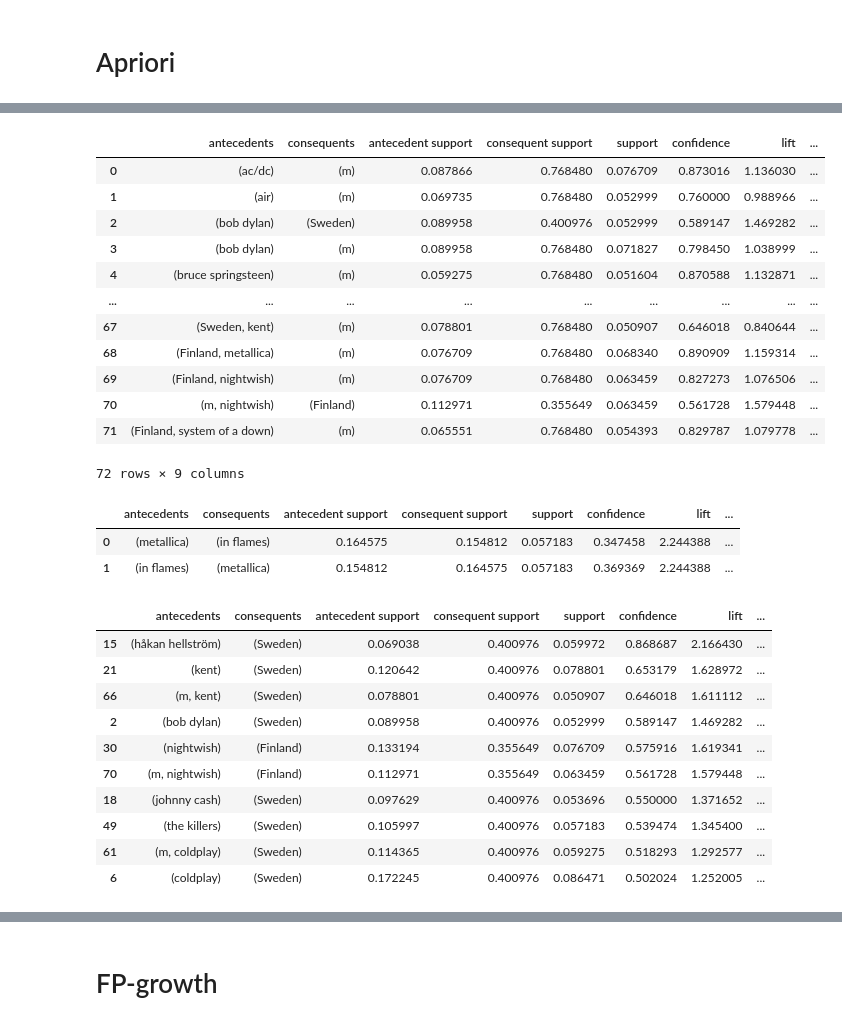
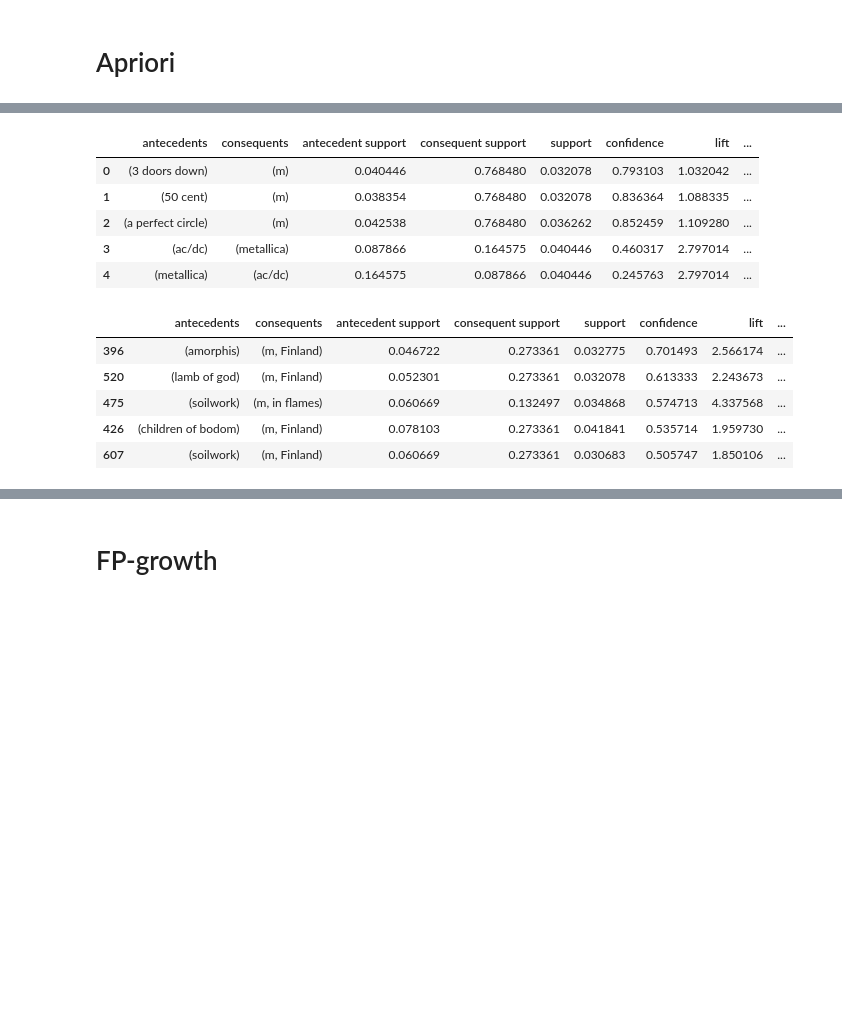
Before and after one commit to Donutellko/IAD, a Jupyter notebook: HW_2/LastFM-mining.ipynb, the cells around one changed output, grey strips where cells are left out. Cells and saved outputs as stored; diff of their text form; code cells hidden in the pictures; blank space fills up the shorter version.

```diff
--- a/HW_2/LastFM-mining.ipynb
+++ b/HW_2/LastFM-mining.ipynb
@@ -118,5 +150,5 @@ pivoted_all[pivoted_all.columns[-13:]]
 # %%
-apriori_itemsets = apriori(pivoted_all, min_support=0.05, use_colnames=True)
-apriori_itemsets
+apriori_all = apriori(pivoted_all, min_support=0.03, use_colnames=True)
+apriori_all
 # %% [output]
 |  | support | itemsets |
@@ -152,41 +167,19 @@ apriori_artists
 # %%
-rules = association_rules(apriori_itemsets, metric="confidence", min_threshold=0.5)
-rules
+apriori_all_rules = association_rules(apriori_all, metric="confidence", min_threshold=0.1)
+apriori_all_rules.head(5)
 # %% [output]
 |  | antecedents | consequents | antecedent support | consequent support | support | confidence | lift | ... |
-| 0 | (ac/dc) | (m) | 0.087866 | 0.768480 | 0.076709 | 0.873016 | 1.136030 | ... |
-| 1 | (air) | (m) | 0.069735 | 0.768480 | 0.052999 | 0.760000 | 0.988966 | ... |
-| 2 | (bob dylan) | (Sweden) | 0.089958 | 0.400976 | 0.052999 | 0.589147 | 1.469282 | ... |
-| 3 | (bob dylan) | (m) | 0.089958 | 0.768480 | 0.071827 | 0.798450 | 1.038999 | ... |
-| 4 | (bruce springsteen) | (m) | 0.059275 | 0.768480 | 0.051604 | 0.870588 | 1.132871 | ... |
-| ... | ... | ... | ... | ... | ... | ... | ... | ... |
-| 67 | (Sweden, kent) | (m) | 0.078801 | 0.768480 | 0.050907 | 0.646018 | 0.840644 | ... |
-| 68 | (Finland, metallica) | (m) | 0.076709 | 0.768480 | 0.068340 | 0.890909 | 1.159314 | ... |
-| 69 | (Finland, nightwish) | (m) | 0.076709 | 0.768480 | 0.063459 | 0.827273 | 1.076506 | ... |
-| 70 | (m, nightwish) | (Finland) | 0.112971 | 0.355649 | 0.063459 | 0.561728 | 1.579448 | ... |
-| 71 | (Finland, system of a down) | (m) | 0.065551 | 0.768480 | 0.054393 | 0.829787 | 1.079778 | ... |
+| 0 | (3 doors down) | (m) | 0.040446 | 0.768480 | 0.032078 | 0.793103 | 1.032042 | ... |
+| 1 | (50 cent) | (m) | 0.038354 | 0.768480 | 0.032078 | 0.836364 | 1.088335 | ... |
+| 2 | (a perfect circle) | (m) | 0.042538 | 0.768480 | 0.036262 | 0.852459 | 1.109280 | ... |
+| 3 | (ac/dc) | (metallica) | 0.087866 | 0.164575 | 0.040446 | 0.460317 | 2.797014 | ... |
+| 4 | (metallica) | (ac/dc) | 0.164575 | 0.087866 | 0.040446 | 0.245763 | 2.797014 | ... |
-72 rows × 9 columns
-# %%
-rules_artist = association_rules(apriori_artists, metric="confidence", min_threshold=0.1)
-rules_artist
-# %% [output]
-|  | antecedents | consequents | antecedent support | consequent support | support | confidence | lift | ... |
-| 0 | (metallica) | (in flames) | 0.164575 | 0.154812 | 0.057183 | 0.347458 | 2.244388 | ... |
-| 1 | (in flames) | (metallica) | 0.154812 | 0.164575 | 0.057183 | 0.369369 | 2.244388 | ... |
 # %%
-# правила, единственным следствием которых является страна
-country_rules = rules[rules['consequents'].map(lambda x: x.issubset(countries))]
-country_rules_index = list(country_rules.index)
-country_rules.sort_values('confidence', ascending=False).head(15)
+apriori_all_rules[apriori_all_rules['consequents'].map(lambda x: len(x) > 1)].sort_values('confidence', ascending=False).head(5)
 # %% [output]
 |  | antecedents | consequents | antecedent support | consequent support | support | confidence | lift | ... |
-| 15 | (håkan hellström) | (Sweden) | 0.069038 | 0.400976 | 0.059972 | 0.868687 | 2.166430 | ... |
-| 21 | (kent) | (Sweden) | 0.120642 | 0.400976 | 0.078801 | 0.653179 | 1.628972 | ... |
-| 66 | (m, kent) | (Sweden) | 0.078801 | 0.400976 | 0.050907 | 0.646018 | 1.611112 | ... |
-| 2 | (bob dylan) | (Sweden) | 0.089958 | 0.400976 | 0.052999 | 0.589147 | 1.469282 | ... |
-| 30 | (nightwish) | (Finland) | 0.133194 | 0.355649 | 0.076709 | 0.575916 | 1.619341 | ... |
-| 70 | (m, nightwish) | (Finland) | 0.112971 | 0.355649 | 0.063459 | 0.561728 | 1.579448 | ... |
-| 18 | (johnny cash) | (Sweden) | 0.097629 | 0.400976 | 0.053696 | 0.550000 | 1.371652 | ... |
-| 49 | (the killers) | (Sweden) | 0.105997 | 0.400976 | 0.057183 | 0.539474 | 1.345400 | ... |
-| 61 | (m, coldplay) | (Sweden) | 0.114365 | 0.400976 | 0.059275 | 0.518293 | 1.292577 | ... |
-| 6 | (coldplay) | (Sweden) | 0.172245 | 0.400976 | 0.086471 | 0.502024 | 1.252005 | ... |
+| 396 | (amorphis) | (m, Finland) | 0.046722 | 0.273361 | 0.032775 | 0.701493 | 2.566174 | ... |
+| 520 | (lamb of god) | (m, Finland) | 0.052301 | 0.273361 | 0.032078 | 0.613333 | 2.243673 | ... |
+| 475 | (soilwork) | (m, in flames) | 0.060669 | 0.132497 | 0.034868 | 0.574713 | 4.337568 | ... |
+| 426 | (children of bodom) | (m, Finland) | 0.078103 | 0.273361 | 0.041841 | 0.535714 | 1.959730 | ... |
+| 607 | (soilwork) | (m, Finland) | 0.060669 | 0.273361 | 0.030683 | 0.505747 | 1.850106 | ... |
```
Also changed, not shown: parts of 16 cells of this notebook.
